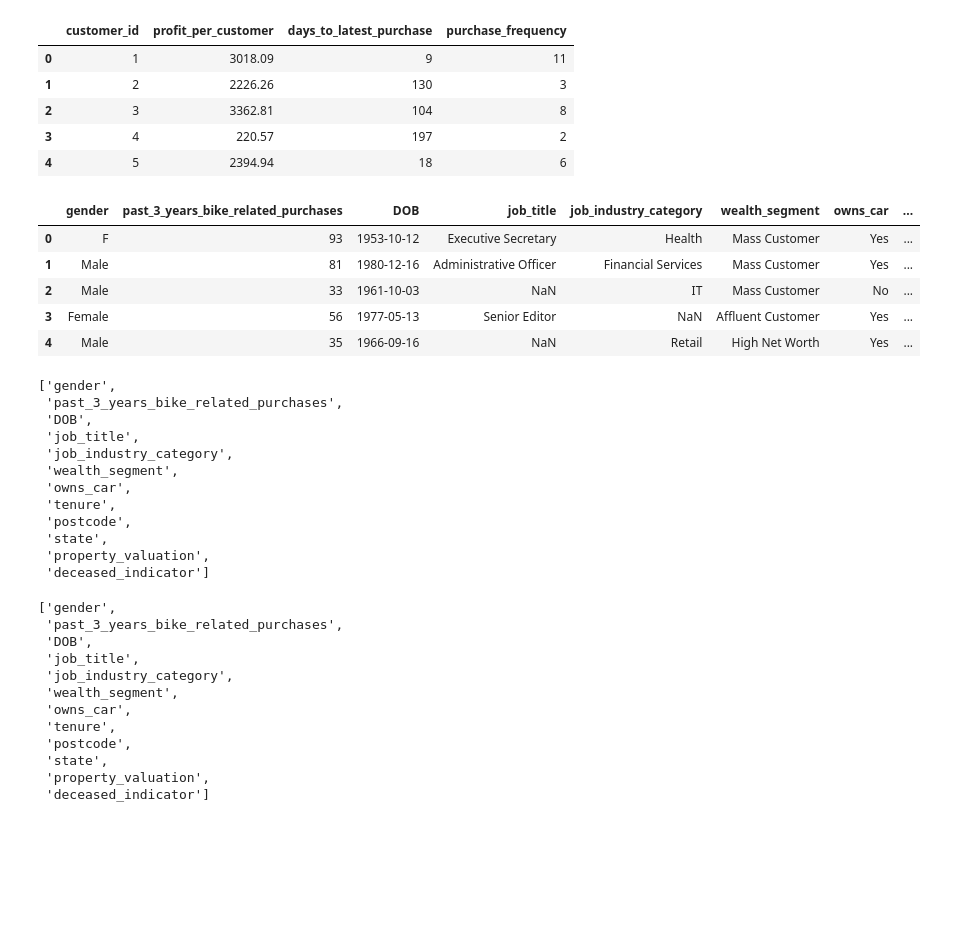
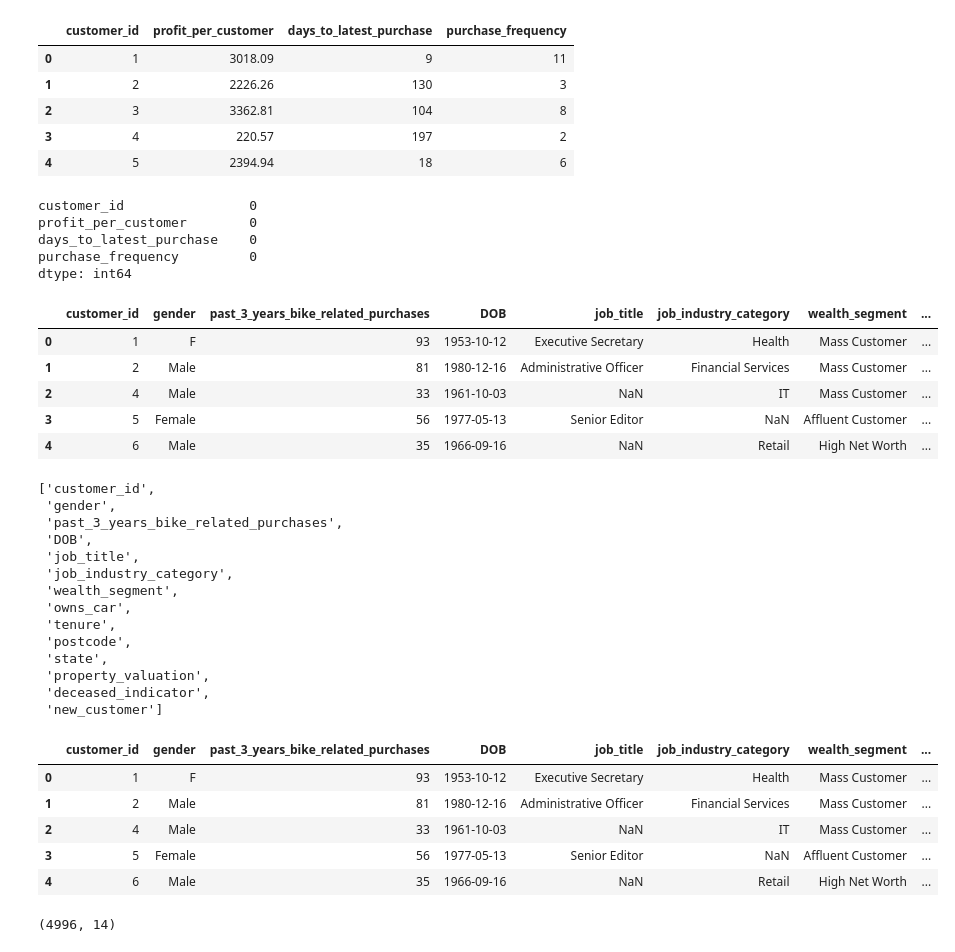
Before and after one commit to nug1209/Virtual_Experience_KPMG_Data_Analytics, a Jupyter notebook: KPMG_Virtual_Experience_2_Nugroho_Budianggoro.ipynb, the cells around one changed output. Cells and saved outputs as stored; diff of their text form; code cells hidden in the pictures; blank space fills up the shorter version.

```diff
--- a/KPMG_Virtual_Experience_2_Nugroho_Budianggoro.ipynb
+++ b/KPMG_Virtual_Experience_2_Nugroho_Budianggoro.ipynb
@@ -37,6 +41,7 @@ Index(['first_name', 'last_name', 'gender',
       dtype='object')
 # %%
 df_cd = pd.read_excel(url, sheet_name = 3, header = 1)
+df_cd["new_customer"] = False
 df_cd.columns
 df_cd.head()
 # %% [output]
@@ -124,3 +129,11 @@ df_rfm.head()
 | 2 | 3 | 3362.81 | 104 | 8 |
 | 3 | 4 | 220.57 | 197 | 2 |
 | 4 | 5 | 2394.94 | 18 | 6 |
+# %%
+df_rfm.isnull().sum()
+# %% [output]
+customer_id                0
+profit_per_customer        0
+days_to_latest_purchase    0
+purchase_frequency         0
+dtype: int64
@@ -127,33 +153,36 @@ df_rfm.head()
 # %%
 df_cst = pd.merge(df_cd,df_ca, how="inner", on=["customer_id"])
-keep_cols2 = ["gender",
+keep_cols3 = ["customer_id",
+              "gender",
               'past_3_years_bike_related_purchases',
               "DOB",
               "job_title",
               "job_industry_category",
               "wealth_segment",
               "owns_car",
               "tenure",
               "postcode",
               "state",
               "property_valuation",
-              "deceased_indicator"]
+              "deceased_indicator",
+              "new_customer"]
 
-df_cst = df_cst[keep_cols2]
+df_cst = df_cst[keep_cols3]
 
 df_cst.head()
 # %% [output]
-|  | gender | past_3_years_bike_related_purchases | DOB | job_title | job_industry_category | wealth_segment | owns_car | ... |
-| 0 | F | 93 | 1953-10-12 | Executive Secretary | Health | Mass Customer | Yes | ... |
-| 1 | Male | 81 | 1980-12-16 | Administrative Officer | Financial Services | Mass Customer | Yes | ... |
-| 2 | Male | 33 | 1961-10-03 | NaN | IT | Mass Customer | No | ... |
-| 3 | Female | 56 | 1977-05-13 | Senior Editor | NaN | Affluent Customer | Yes | ... |
-| 4 | Male | 35 | 1966-09-16 | NaN | Retail | High Net Worth | Yes | ... |
+|  | customer_id | gender | past_3_years_bike_related_purchases | DOB | job_title | job_industry_category | wealth_segment | ... |
+| 0 | 1 | F | 93 | 1953-10-12 | Executive Secretary | Health | Mass Customer | ... |
+| 1 | 2 | Male | 81 | 1980-12-16 | Administrative Officer | Financial Services | Mass Customer | ... |
+| 2 | 4 | Male | 33 | 1961-10-03 | NaN | IT | Mass Customer | ... |
+| 3 | 5 | Female | 56 | 1977-05-13 | Senior Editor | NaN | Affluent Customer | ... |
+| 4 | 6 | Male | 35 | 1966-09-16 | NaN | Retail | High Net Worth | ... |
 # %%
-df_nc = df_nc[keep_cols2]
+df_nc = df_nc[keep_cols3]
 list(df_nc.columns)
 # %% [output]
-['gender',
+['customer_id',
+ 'gender',
  'past_3_years_bike_related_purchases',
  'DOB',
  'job_title',
@@ -164,19 +193,19 @@ list(df_nc.columns)
  'postcode',
  'state',
  'property_valuation',
- 'deceased_indicator']
+ 'deceased_indicator',
+ 'new_customer']
-# %%
-list(df_cst.columns)
-# %% [output]
-['gender',
- 'past_3_years_bike_related_purchases',
- 'DOB',
- 'job_title',
- 'job_industry_category',
- 'wealth_segment',
- 'owns_car',
- 'tenure',
- 'postcode',
- 'state',
- 'property_valuation',
- 'deceased_indicator']
+# %%
+df_cst = pd.concat([df_cst, df_nc])
+df_cst.head()
+# %% [output]
+|  | customer_id | gender | past_3_years_bike_related_purchases | DOB | job_title | job_industry_category | wealth_segment | ... |
+| 0 | 1 | F | 93 | 1953-10-12 | Executive Secretary | Health | Mass Customer | ... |
+| 1 | 2 | Male | 81 | 1980-12-16 | Administrative Officer | Financial Services | Mass Customer | ... |
+| 2 | 4 | Male | 33 | 1961-10-03 | NaN | IT | Mass Customer | ... |
+| 3 | 5 | Female | 56 | 1977-05-13 | Senior Editor | NaN | Affluent Customer | ... |
+| 4 | 6 | Male | 35 | 1966-09-16 | NaN | Retail | High Net Worth | ... |
+# %%
+df_cst.shape
+# %% [output]
+(4996, 14)
```
Also changed, not shown: parts of 13 cells of this notebook.
